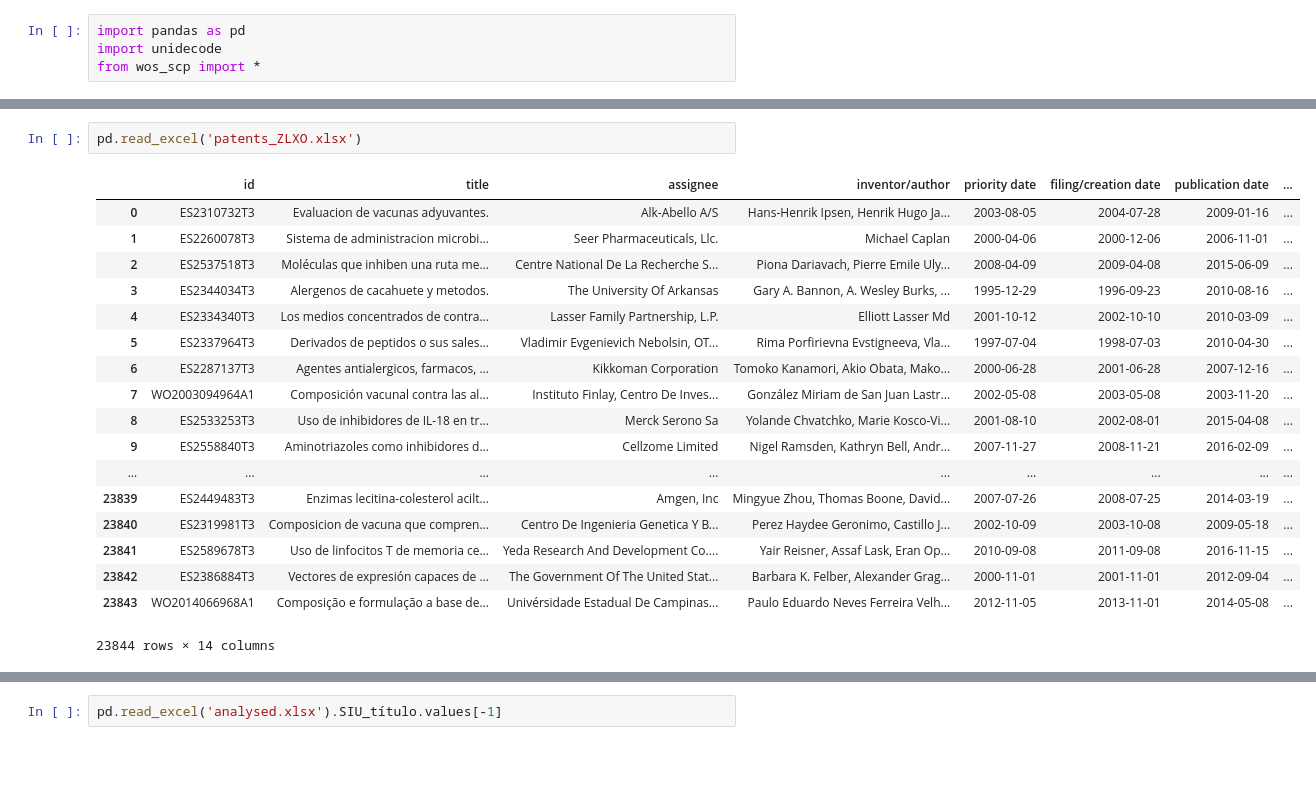
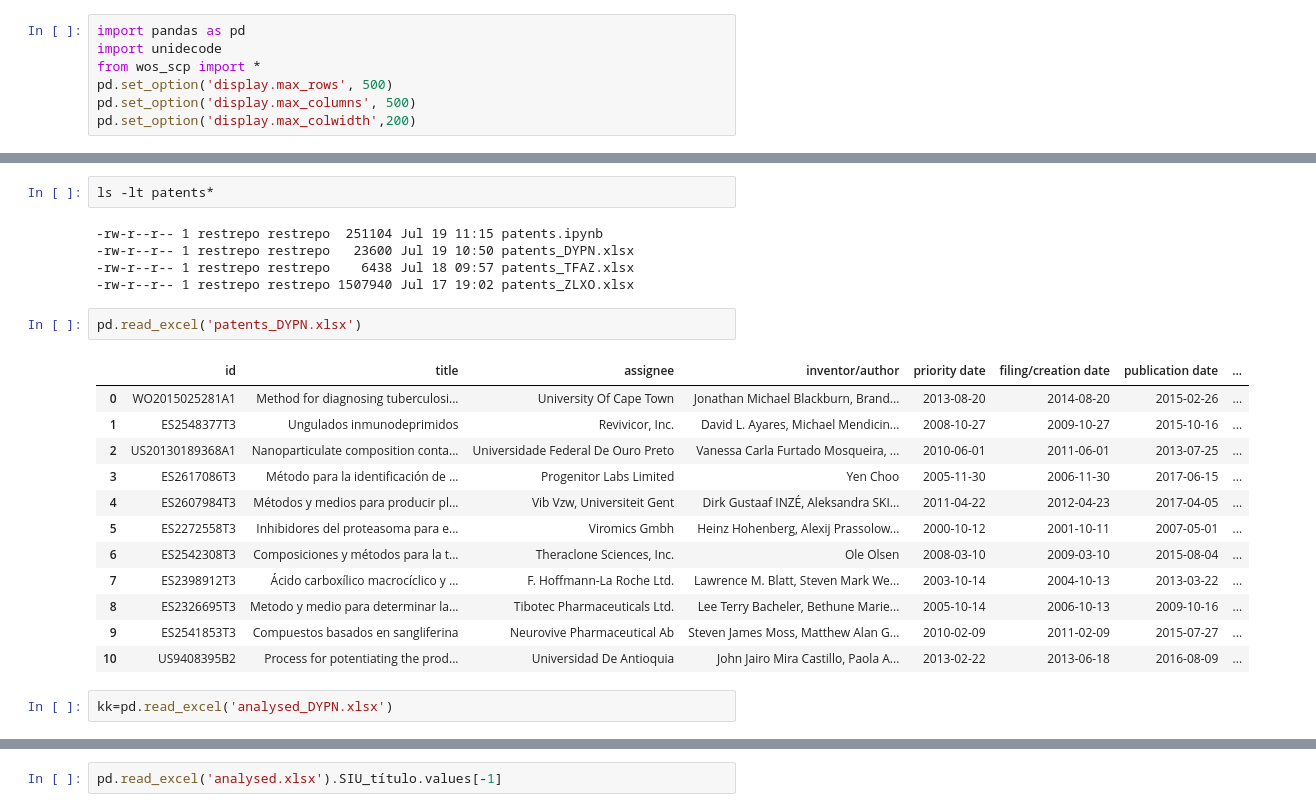
Before and after one commit to restrepo/run_firefox_from_jupyter, a Jupyter notebook: test.ipynb, the cells around one changed output, grey strips where cells are left out. Saved outputs shown, nothing was run; the diff lists cells and outputs as text; blank space fills up the shorter version.

```diff
--- a/test.ipynb
+++ b/test.ipynb
@@ -2,3 +2,6 @@
 import pandas as pd
 import unidecode
 from wos_scp import *
+pd.set_option('display.max_rows', 500)
+pd.set_option('display.max_columns', 500)
+pd.set_option('display.max_colwidth',200)
@@ -5,21 +15,24 @@ from wos_scp import *
+# %%
+ls -lt patents*
+# %% [output]
+-rw-r--r-- 1 restrepo restrepo  251104 Jul 19 11:15 patents.ipynb
+-rw-r--r-- 1 restrepo restrepo   23600 Jul 19 10:50 patents_DYPN.xlsx
+-rw-r--r-- 1 restrepo restrepo    6438 Jul 18 09:57 patents_TFAZ.xlsx
+-rw-r--r-- 1 restrepo restrepo 1507940 Jul 17 19:02 patents_ZLXO.xlsx
 # %%
-pd.read_excel('patents_ZLXO.xlsx')
+pd.read_excel('patents_DYPN.xlsx')
 # %% [output]
 |  | id | title | assignee | inventor/author | priority date | filing/creation date | publication date | ... |
-| 0 | ES2310732T3 | Evaluacion de vacunas adyuvantes. | Alk-Abello A/S | Hans-Henrik Ipsen, Henrik Hugo Ja... | 2003-08-05 | 2004-07-28 | 2009-01-16 | ... |
-| 1 | ES2260078T3 | Sistema de administracion microbi... | Seer Pharmaceuticals, Llc. | Michael Caplan | 2000-04-06 | 2000-12-06 | 2006-11-01 | ... |
-| 2 | ES2537518T3 | Moléculas que inhiben una ruta me... | Centre National De La Recherche S... | Piona Dariavach, Pierre Emile Uly... | 2008-04-09 | 2009-04-08 | 2015-06-09 | ... |
-| 3 | ES2344034T3 | Alergenos de cacahuete y metodos. | The University Of Arkansas | Gary A. Bannon, A. Wesley Burks, ... | 1995-12-29 | 1996-09-23 | 2010-08-16 | ... |
-| 4 | ES2334340T3 | Los medios concentrados de contra... | Lasser Family Partnership, L.P. | Elliott Lasser Md | 2001-10-12 | 2002-10-10 | 2010-03-09 | ... |
-| 5 | ES2337964T3 | Derivados de peptidos o sus sales... | Vladimir Evgenievich Nebolsin, OT... | Rima Porfirievna Evstigneeva, Vla... | 1997-07-04 | 1998-07-03 | 2010-04-30 | ... |
-| 6 | ES2287137T3 | Agentes antialergicos, farmacos, ... | Kikkoman Corporation | Tomoko Kanamori, Akio Obata, Mako... | 2000-06-28 | 2001-06-28 | 2007-12-16 | ... |
-| 7 | WO2003094964A1 | Composición vacunal contra las al... | Instituto Finlay, Centro De Inves... | González Miriam de San Juan Lastr... | 2002-05-08 | 2003-05-08 | 2003-11-20 | ... |
-| 8 | ES2533253T3 | Uso de inhibidores de IL-18 en tr... | Merck Serono Sa | Yolande Chvatchko, Marie Kosco-Vi... | 2001-08-10 | 2002-08-01 | 2015-04-08 | ... |
-| 9 | ES2558840T3 | Aminotriazoles como inhibidores d... | Cellzome Limited | Nigel Ramsden, Kathryn Bell, Andr... | 2007-11-27 | 2008-11-21 | 2016-02-09 | ... |
-| ... | ... | ... | ... | ... | ... | ... | ... | ... |
-| 23839 | ES2449483T3 | Enzimas lecitina-colesterol acilt... | Amgen, Inc | Mingyue Zhou, Thomas Boone, David... | 2007-07-26 | 2008-07-25 | 2014-03-19 | ... |
-| 23840 | ES2319981T3 | Composicion de vacuna que compren... | Centro De Ingenieria Genetica Y B... | Perez Haydee Geronimo, Castillo J... | 2002-10-09 | 2003-10-08 | 2009-05-18 | ... |
-| 23841 | ES2589678T3 | Uso de linfocitos T de memoria ce... | Yeda Research And Development Co.... | Yair Reisner, Assaf Lask, Eran Op... | 2010-09-08 | 2011-09-08 | 2016-11-15 | ... |
-| 23842 | ES2386884T3 | Vectores de expresión capaces de ... | The Government Of The United Stat... | Barbara K. Felber, Alexander Grag... | 2000-11-01 | 2001-11-01 | 2012-09-04 | ... |
-| 23843 | WO2014066968A1 | Composição e formulação a base de... | Univérsidade Estadual De Campinas... | Paulo Eduardo Neves Ferreira Velh... | 2012-11-05 | 2013-11-01 | 2014-05-08 | ... |
+| 0 | WO2015025281A1 | Method for diagnosing tuberculosi... | University Of Cape Town | Jonathan Michael Blackburn, Brand... | 2013-08-20 | 2014-08-20 | 2015-02-26 | ... |
+| 1 | ES2548377T3 | Ungulados inmunodeprimidos | Revivicor, Inc. | David L. Ayares, Michael Mendicin... | 2008-10-27 | 2009-10-27 | 2015-10-16 | ... |
+| 2 | US20130189368A1 | Nanoparticulate composition conta... | Universidade Federal De Ouro Preto | Vanessa Carla Furtado Mosqueira, ... | 2010-06-01 | 2011-06-01 | 2013-07-25 | ... |
+| 3 | ES2617086T3 | Método para la identificación de ... | Progenitor Labs Limited | Yen Choo | 2005-11-30 | 2006-11-30 | 2017-06-15 | ... |
+| 4 | ES2607984T3 | Métodos y medios para producir pl... | Vib Vzw, Universiteit Gent | Dirk Gustaaf INZÉ, Aleksandra SKI... | 2011-04-22 | 2012-04-23 | 2017-04-05 | ... |
+| 5 | ES2272558T3 | Inhibidores del proteasoma para e... | Viromics Gmbh | Heinz Hohenberg, Alexij Prassolow... | 2000-10-12 | 2001-10-11 | 2007-05-01 | ... |
+| 6 | ES2542308T3 | Composiciones y métodos para la t... | Theraclone Sciences, Inc. | Ole Olsen | 2008-03-10 | 2009-03-10 | 2015-08-04 | ... |
+| 7 | ES2398912T3 | Ácido carboxílico macrocíclico y ... | F. Hoffmann-La Roche Ltd. | Lawrence M. Blatt, Steven Mark We... | 2003-10-14 | 2004-10-13 | 2013-03-22 | ... |
+| 8 | ES2326695T3 | Metodo y medio para determinar la... | Tibotec Pharmaceuticals Ltd. | Lee Terry Bacheler, Bethune Marie... | 2005-10-14 | 2006-10-13 | 2009-10-16 | ... |
+| 9 | ES2541853T3 | Compuestos basados en sangliferina | Neurovive Pharmaceutical Ab | Steven James Moss, Matthew Alan G... | 2010-02-09 | 2011-02-09 | 2015-07-27 | ... |
+| 10 | US9408395B2 | Process for potentiating the prod... | Universidad De Antioquia | John Jairo Mira Castillo, Paola A... | 2013-02-22 | 2013-06-18 | 2016-08-09 | ... |
-23844 rows × 14 columns
+# %%
+kk=pd.read_excel('analysed_DYPN.xlsx')
```
Also changed, not shown: parts of 4 cells of this notebook, 1 other file.
